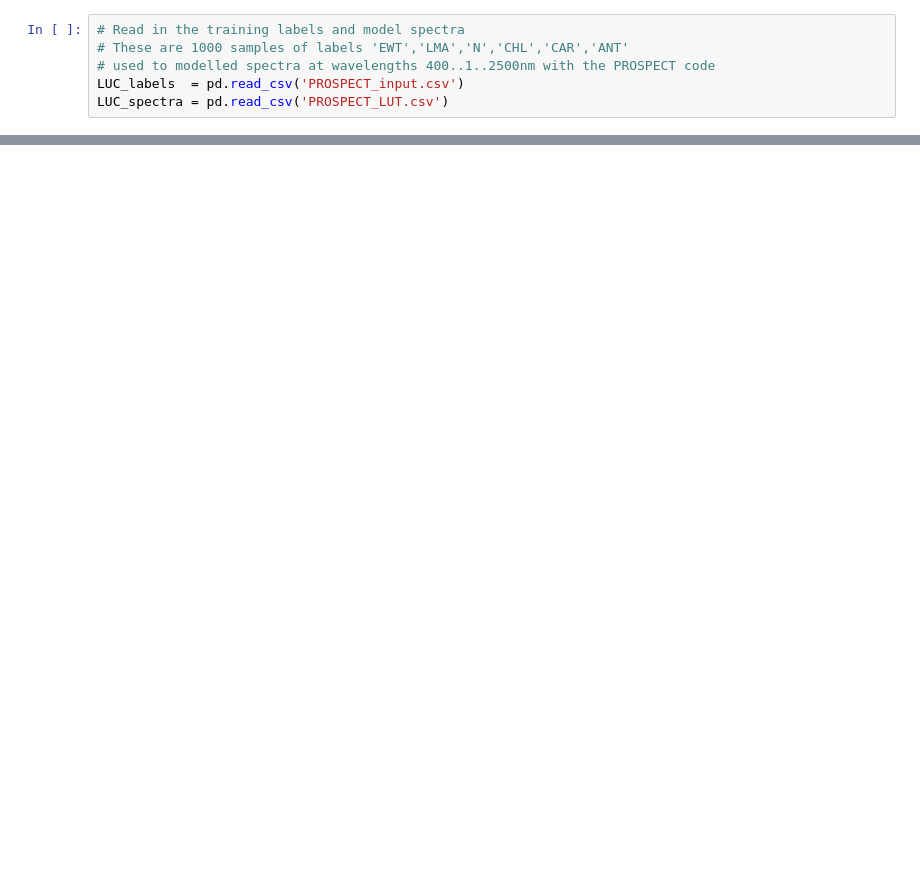
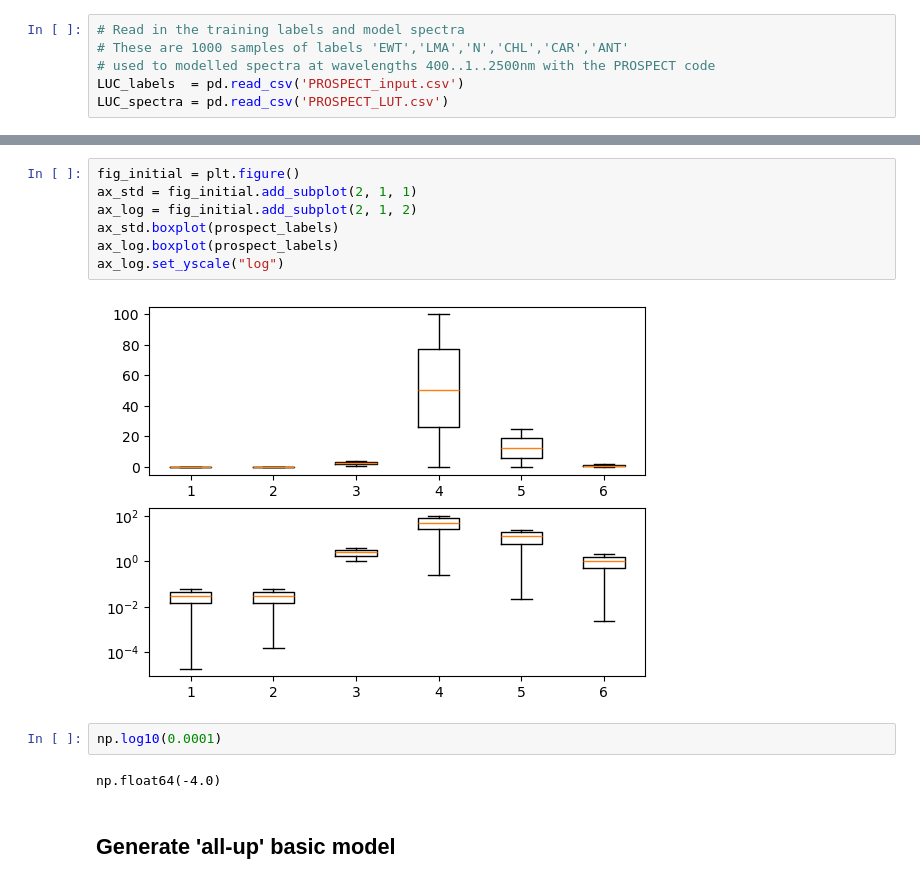
Before and after one commit to svenbuder/test_cannon_andy, a Jupyter notebook: test_cannon_andy.ipynb, the cells around one changed output, grey strips where cells are left out. Cells and saved outputs as stored; diff of their text form; blank space fills up the shorter version.

```diff
--- a/test_cannon_andy.ipynb
+++ b/test_cannon_andy.ipynb
@@ -23,3 +46,19 @@ prospect_spectra_ivar = (100./prospect_spectra)**2.0 # SNR 100
+# %%
+fig_initial = plt.figure()
+ax_std = fig_initial.add_subplot(2, 1, 1)
+ax_log = fig_initial.add_subplot(2, 1, 2)
+ax_std.boxplot(prospect_labels)
+ax_log.boxplot(prospect_labels)
+ax_log.set_yscale("log")
+# %% [output]
+[figure, added]
+# %%
+np.log10(0.0001)
+# %% [output]
+np.float64(-4.0)
+# %% [markdown]
+Generate 'all-up' basic model
+-----------------------------
 # %%
 # Initialise and train the complete Cannon Model
 prospect_model = tc.CannonModel(
```
Also changed, not shown: parts of 18 cells of this notebook.
